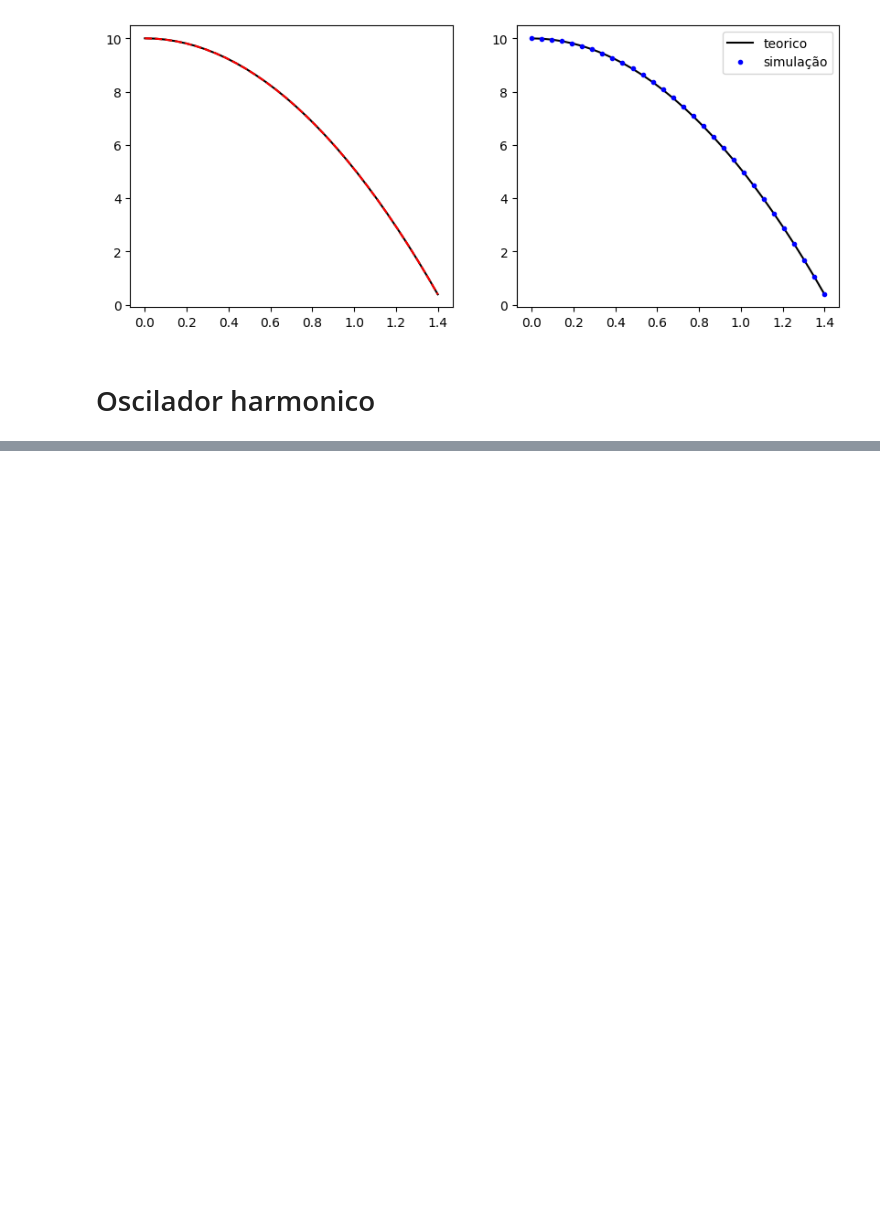
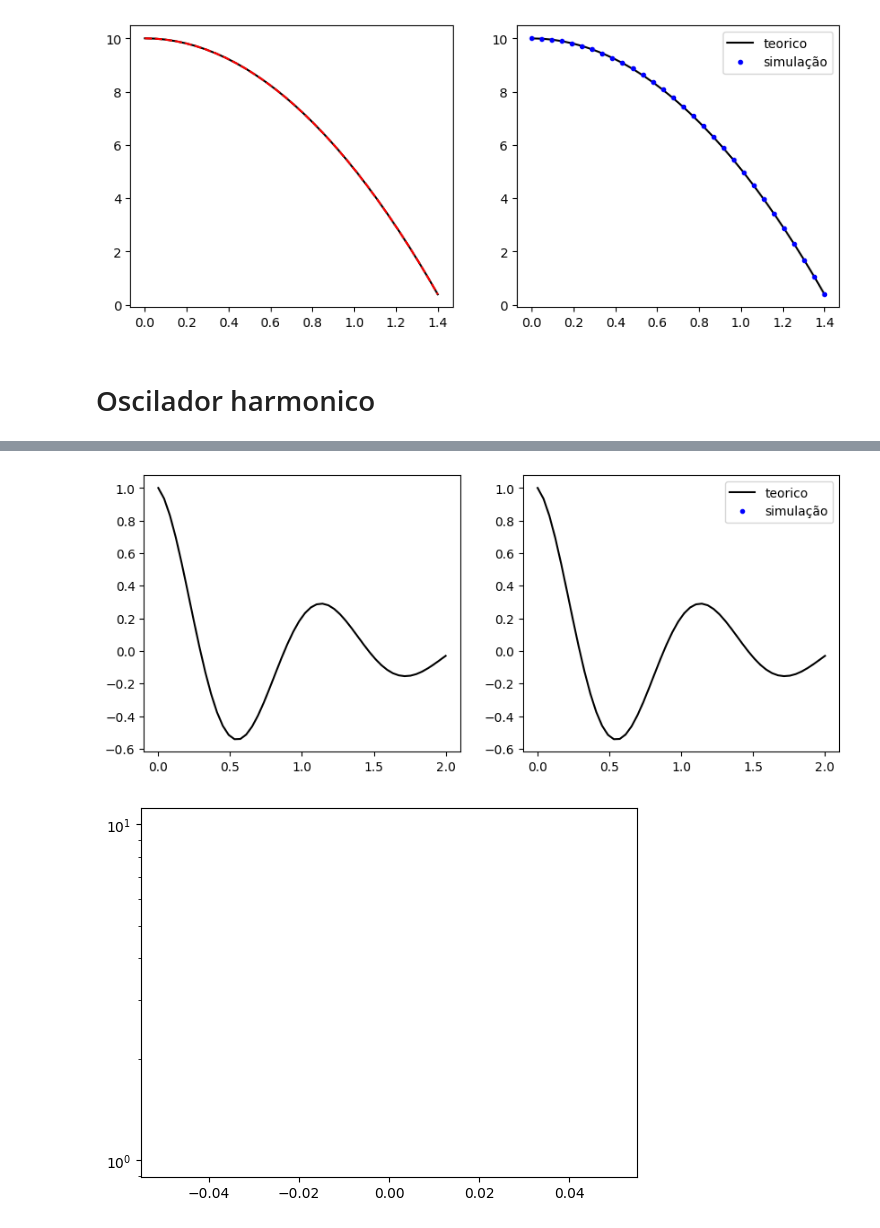
Before and after one commit to GubioGL/MachineLearning, a Jupyter notebook: # ML-apply-in-Physics/MLinregression.ipynb, the cells around one changed output, grey strips where cells are left out. Saved outputs shown, nothing was run; the diff lists cells and outputs as text; code cells hidden in the pictures; blank space fills up the shorter version.

```diff
--- a/# ML-apply-in-Physics/MLinregression.ipynb
+++ b/# ML-apply-in-Physics/MLinregression.ipynb
@@ -793,0 +873,20 @@ class Loss_OHS(nn.Module):
+# %%
+
+y_preds = model(t)     # output da rede
+parametro = model.acceleration # chamando o parametro
+f = soluçao_OHM_tc( k = parametro[0].cpu() , m =  parametro[1].cpu() , zeta = parametro[2].cpu(), t = t )
+
+print(f"| Train Loss: {loss.cpu().detach().numpy()} | Parametre: {parametro.cpu().detach().numpy()}  ")
+fig, ax = plt.subplots(1,2,figsize=(10,4))
+ax[0].plot(t.cpu().detach().numpy(), y.cpu().detach().numpy(),"k-", label="teorico")
+ax[0].plot(t.cpu().detach().numpy(), f.cpu().detach().numpy(),"r--", label=f"simulação" )
+
+
+ax[1].plot(t.cpu().detach().numpy(), y.cpu().detach().numpy(),"k-", label="teorico")
+ax[1].plot(t.cpu().detach().numpy(), y_preds.cpu().detach().numpy(),"b.", label=f"simulação" )
+plt.legend()
+plt.show()
+plt.plot(LOSS)
+plt.yscale("log")
+plt.show()
+# %% [output]
@@ -793,0 +894,2 @@ class Loss_OHS(nn.Module):
+[figure, added]
+[figure, added]
```
Also changed, not shown: parts of 5 cells of this notebook.
